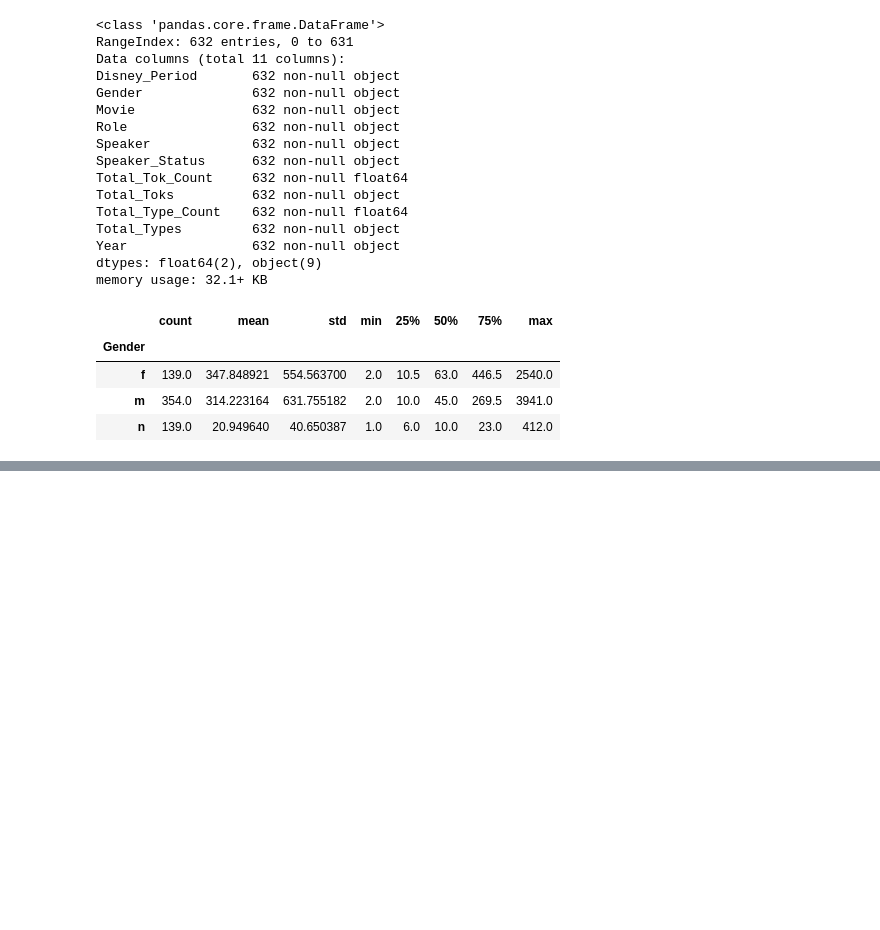
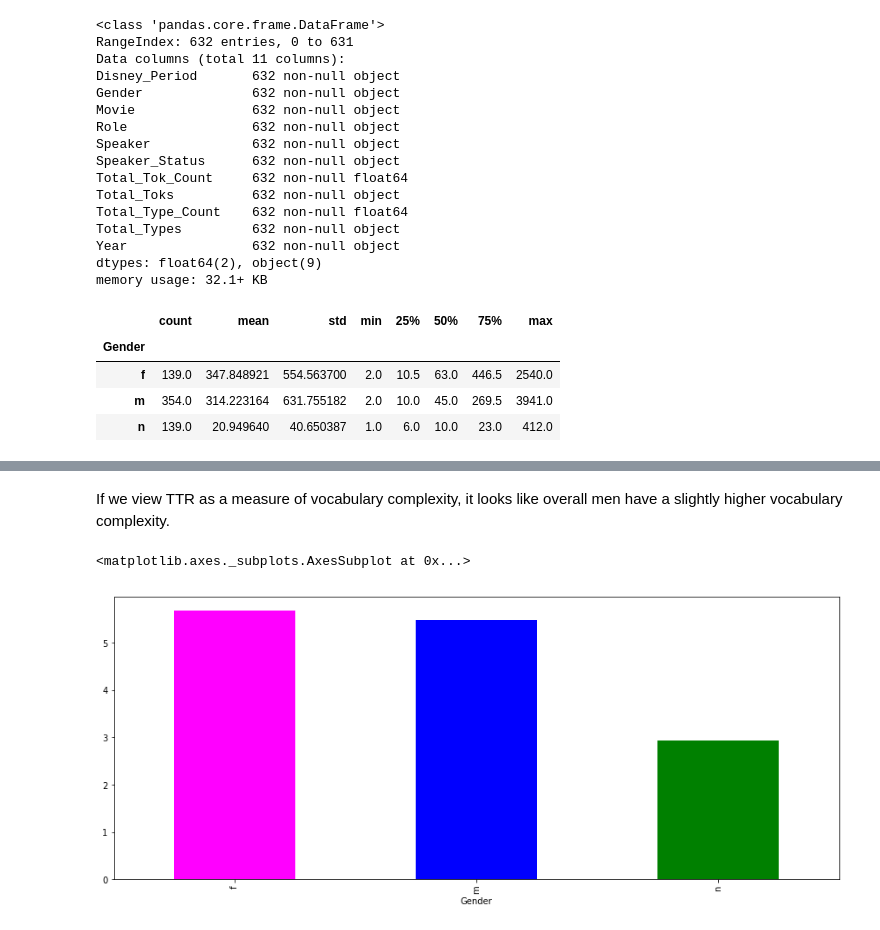
Before and after one commit to Data-Science-for-Linguists-2019/Animated-Movie-Gendered-Dialogue, a Jupyter notebook: code/Tok_Type_TTR_Analysis.ipynb, the cells around one changed output, grey strips where cells are left out. Saved outputs shown, nothing was run; the diff lists cells and outputs as text; code cells hidden in the pictures; blank space fills up the shorter version.

```diff
--- a/code/Tok_Type_TTR_Analysis.ipynb
+++ b/code/Tok_Type_TTR_Analysis.ipynb
@@ -34,0 +72,8 @@ all_movies_df.groupby('Gender')['Total_Tok_Count'].describe()
+# %% [markdown]
+If we view TTR as a measure of vocabulary complexity, it looks like overall men have a slightly higher vocabulary complexity.
+# %%
+gttr_by_gender = all_movies_df.groupby(['Gender'])['G_TTR'].describe()['mean']
+gttr_by_gender.plot.bar(color = ['magenta', 'blue', 'green'], figsize = (15,6))
+# %% [output]
+<matplotlib.axes._subplots.AxesSubplot at 0x...>
+[figure, added]
```
Also changed, not shown: parts of 42 cells of this notebook.
